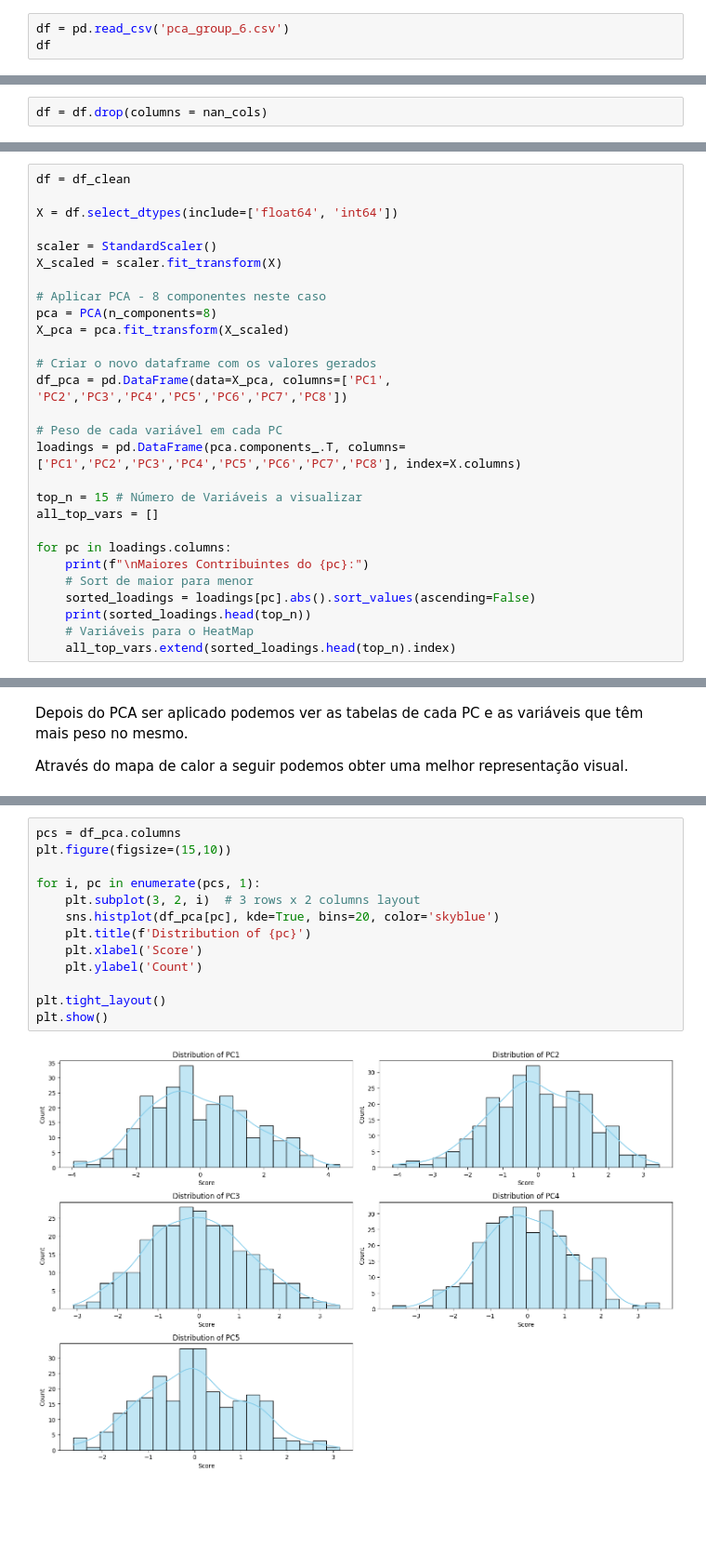
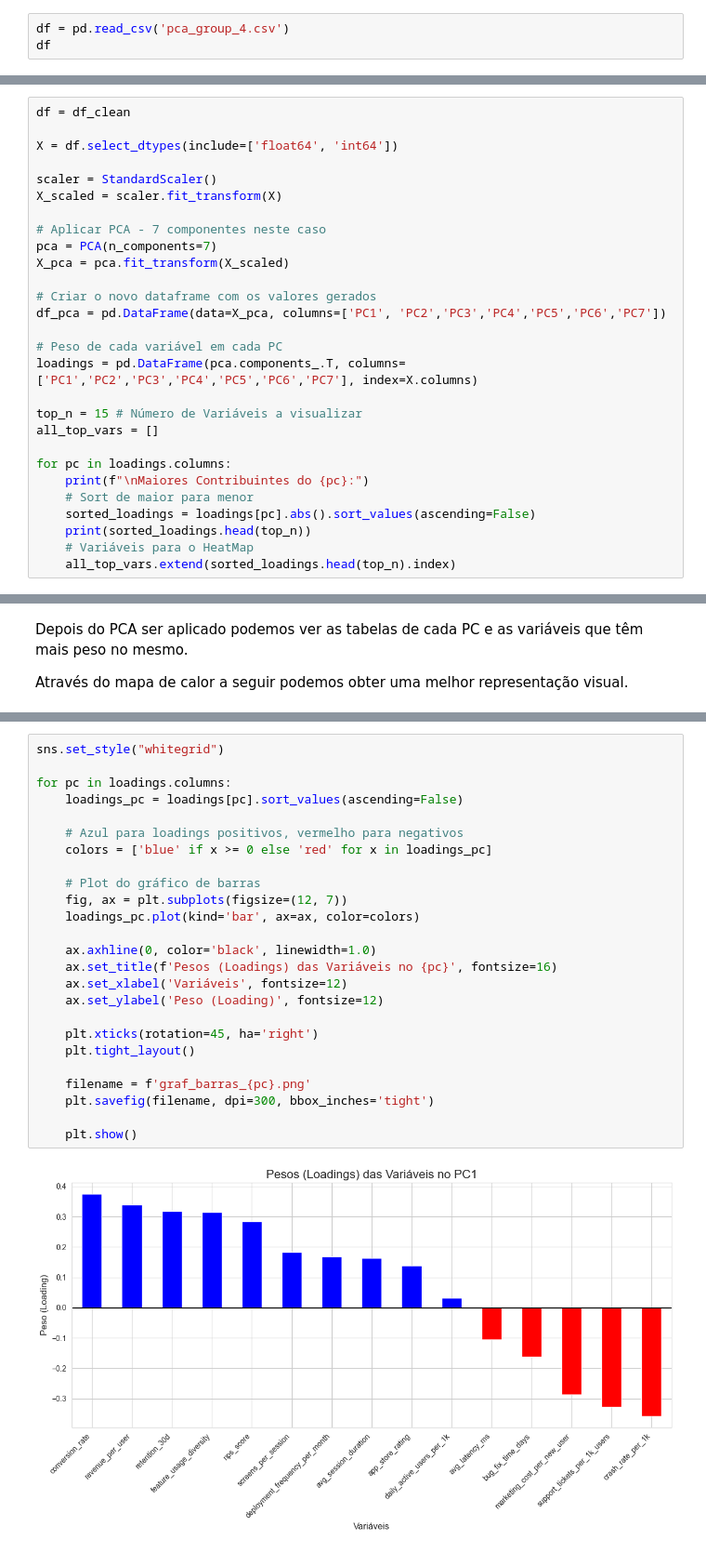
Before and after one commit to jfeiteira/Mini-projeto-do-PCA-e-Cluster, a Jupyter notebook: pca.ipynb, the cells around one changed output, grey strips where cells are left out. Shown at 93% size. Drawn from its saved outputs; the diff is of its cells as text; blank space fills up the shorter version.

```diff
--- a/pca.ipynb
+++ b/pca.ipynb
@@ -73,7 +73,7 @@ from scipy.stats import skew, kurtosis
 # %% [markdown]
 ## Data Reading
 # %%
-df = pd.read_csv('pca_group_6.csv')
+df = pd.read_csv('pca_group_4.csv')
 df
 # %% [output]
 |  | daily_active_users_per_1k | avg_session_duration | screens_per_session | feature_usage_diversity | ... |
@@ -268,5 +259,3 @@ Colunas com mais de 90% dos valores como Nan: []
-# %%
-df = df.drop(columns = nan_cols)
 # %% [markdown]
 ## 2. Imputation
 ### Predictive Mean Matching
@@ -651,15 +630,15 @@ X = df.select_dtypes(include=['float64', 'int64'])
 scaler = StandardScaler()
 X_scaled = scaler.fit_transform(X)
 
-# Aplicar PCA - 8 componentes neste caso
-pca = PCA(n_components=8)
+# Aplicar PCA - 7 componentes neste caso
+pca = PCA(n_components=7)
 X_pca = pca.fit_transform(X_scaled)
 
 # Criar o novo dataframe com os valores gerados
-df_pca = pd.DataFrame(data=X_pca, columns=['PC1', 'PC2','PC3','PC4','PC5','PC6','PC7','PC8'])
+df_pca = pd.DataFrame(data=X_pca, columns=['PC1', 'PC2','PC3','PC4','PC5','PC6','PC7'])
 
 # Peso de cada variável em cada PC
-loadings = pd.DataFrame(pca.components_.T, columns=['PC1','PC2','PC3','PC4','PC5','PC6','PC7','PC8'], index=X.columns)
+loadings = pd.DataFrame(pca.components_.T, columns=['PC1','PC2','PC3','PC4','PC5','PC6','PC7'], index=X.columns)
 
 top_n = 15 # Número de Variáveis a visualizar
 all_top_vars = []
@@ -727,15 +698,27 @@ df_pca.head()
 # %%
-pcs = df_pca.columns
-plt.figure(figsize=(15,10))
+sns.set_style("whitegrid")
 
-for i, pc in enumerate(pcs, 1):
-    plt.subplot(3, 2, i)  # 3 rows x 2 columns layout
-    sns.histplot(df_pca[pc], kde=True, bins=20, color='skyblue')
-    plt.title(f'Distribution of {pc}')
-    plt.xlabel('Score')
-    plt.ylabel('Count')
+for pc in loadings.columns:
+    loadings_pc = loadings[pc].sort_values(ascending=False)
 
-plt.tight_layout()
-plt.show()
+    # Azul para loadings positivos, vermelho para negativos
+    colors = ['blue' if x >= 0 else 'red' for x in loadings_pc]
+
+    # Plot do gráfico de barras
+    fig, ax = plt.subplots(figsize=(12, 7))
+    loadings_pc.plot(kind='bar', ax=ax, color=colors)
+
+    ax.axhline(0, color='black', linewidth=1.0)
+    ax.set_title(f'Pesos (Loadings) das Variáveis no {pc}', fontsize=16)
+    ax.set_xlabel('Variáveis', fontsize=12)
+    ax.set_ylabel('Peso (Loading)', fontsize=12)
+
+    plt.xticks(rotation=45, ha='right')
+    plt.tight_layout()
+
+    filename = f'graf_barras_{pc}.png'
+    plt.savefig(filename, dpi=300, bbox_inches='tight')
+
+    plt.show()
 # %% [output]
-[figure, old version]
+[figure, new version]
```
Also changed, not shown: parts of 34 cells of this notebook, 1 other file.
